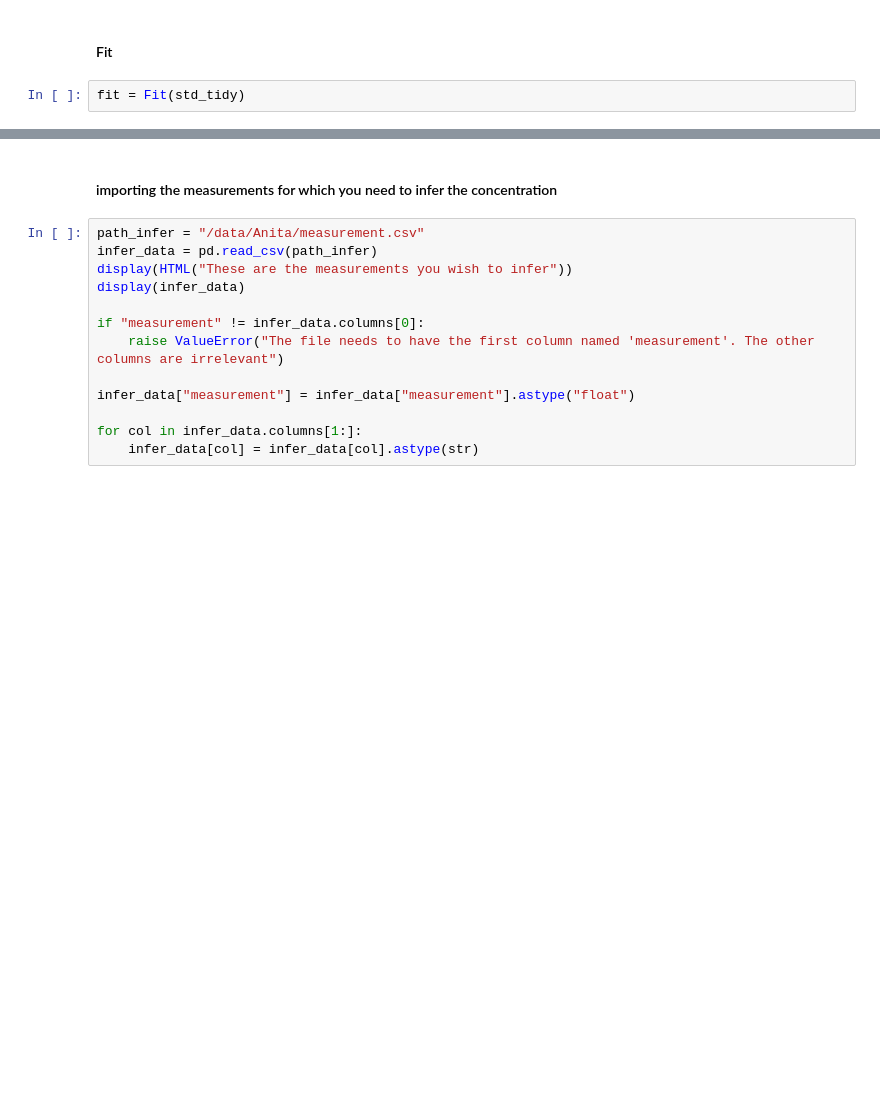
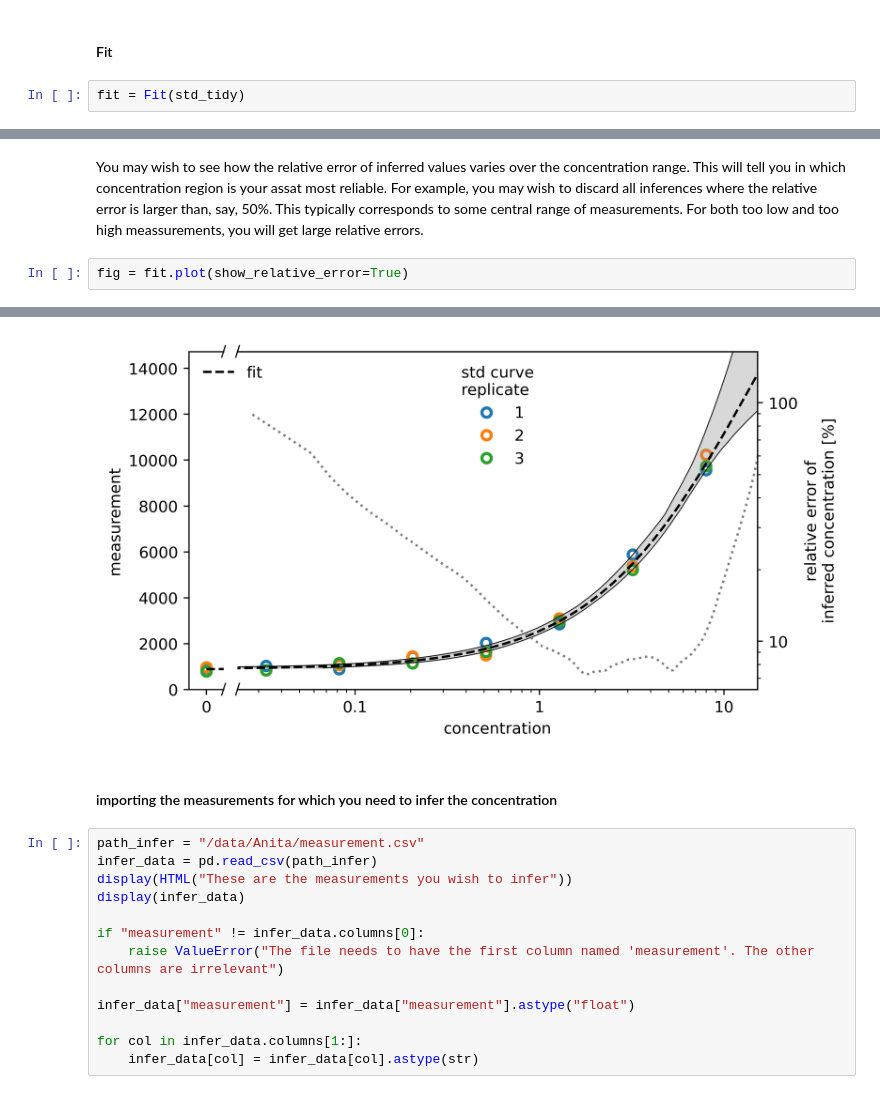
Before and after one commit to szarma/Physio_Ca, a Jupyter notebook: notebooks/Fit_stimulation.ipynb, the cells around one changed output, grey strips where cells are left out. Drawn from its saved outputs; the diff is of its cells as text; blank space fills up the shorter version.

```diff
--- a/notebooks/Fit_stimulation.ipynb
+++ b/notebooks/Fit_stimulation.ipynb
@@ -59,0 +69,5 @@ fig, axs = fit.plot()
+# %% [markdown]
+You may wish to see how the relative error of inferred values varies over the concentration range. This will tell you in which concentration region is your assat most reliable. For example, you may wish to discard all inferences where the relative error is larger than, say, 50%. This typically corresponds to some central range of measurements. For both too low and too high meassurements, you will get large relative errors.
+# %%
+fig = fit.plot(show_relative_error=True)
+# %% [output]
@@ -60,3 +76,4 @@ fig, axs = fit.plot()
+[figure, added]
 # %% [markdown]
 #### importing the measurements for which you need to infer the concentration
 # %%
```
Also changed, not shown: parts of 6 cells of this notebook, 1 other file.
